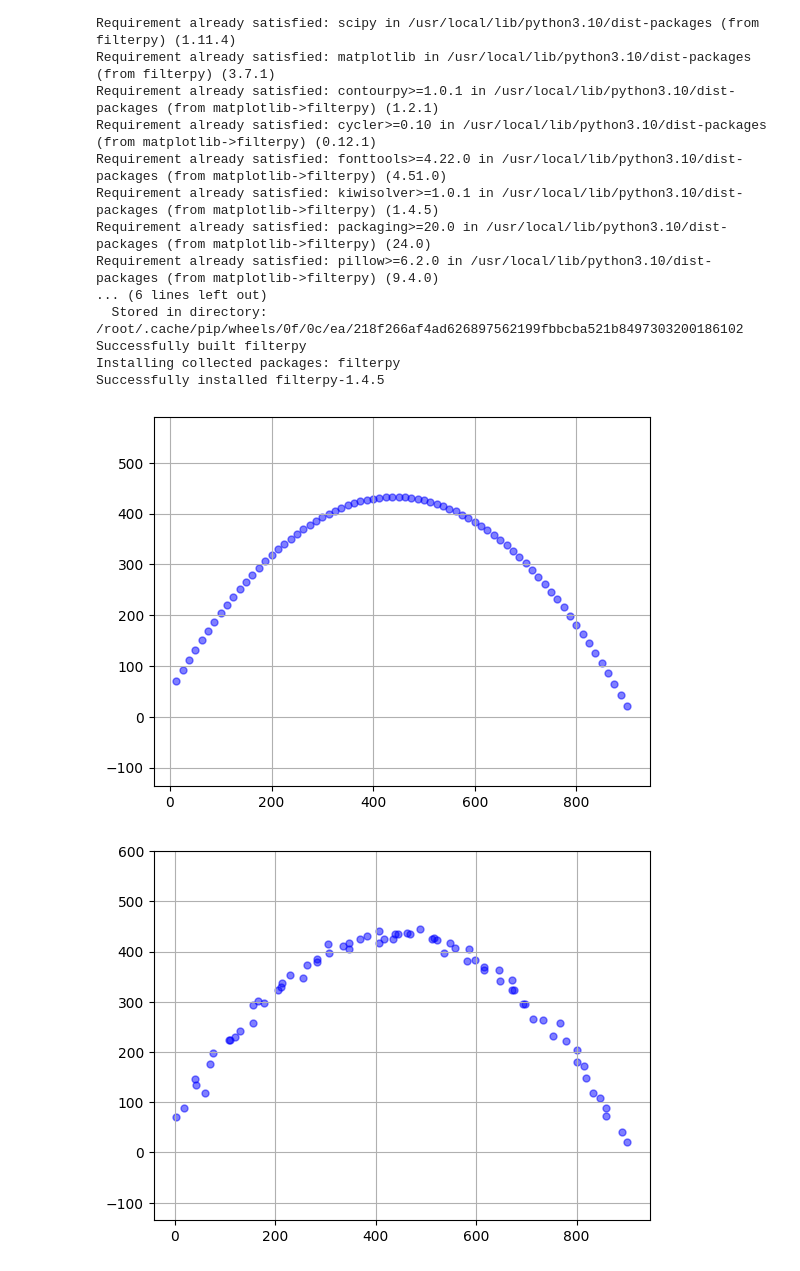
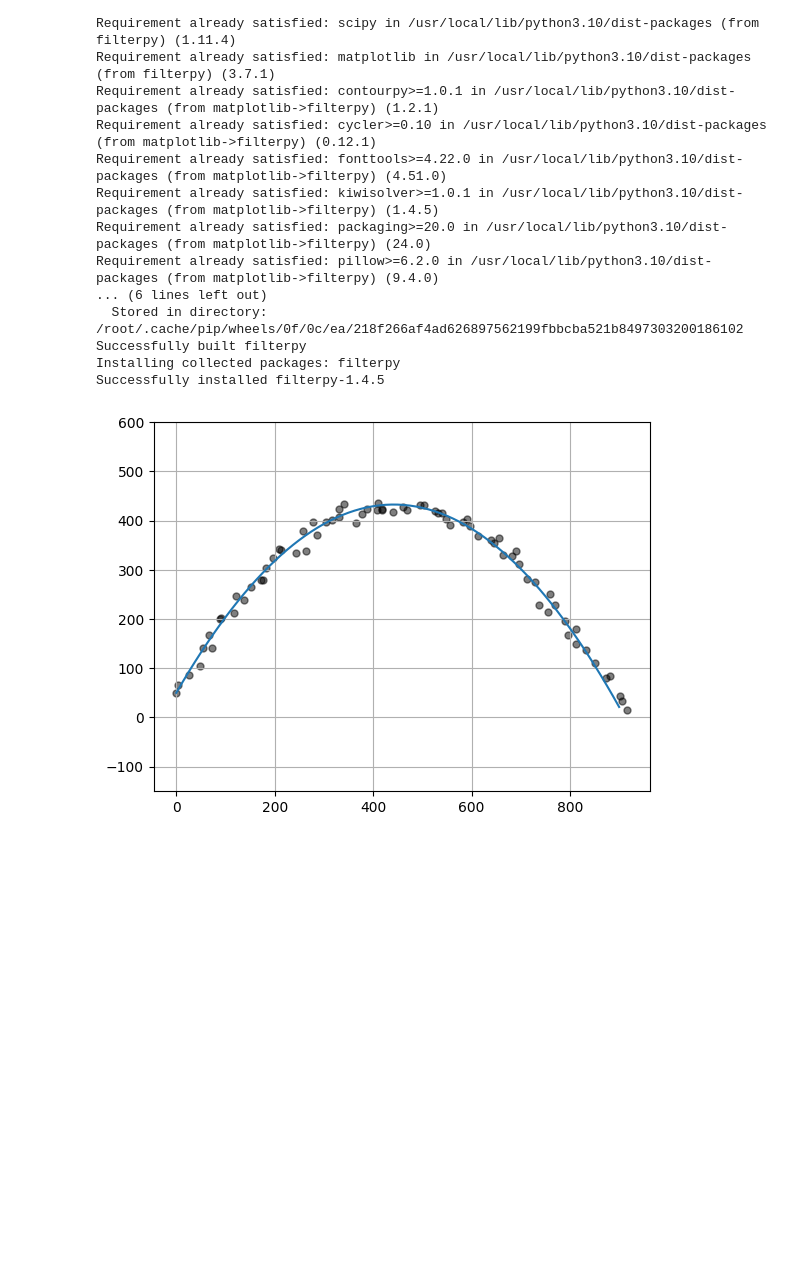
Before and after one commit to TAUforPython/denoising, a Jupyter notebook: фильтр_Калмана_пример_траектория_мяча.ipynb, the cells around one changed output. Drawn from its saved outputs; the diff is of its cells as text; code cells hidden in the pictures; blank space fills up the shorter version.

```diff
--- a/фильтр_Калмана_пример_траектория_мяча.ipynb
+++ b/фильтр_Калмана_пример_траектория_мяча.ipynb
@@ -85,7 +83,12 @@ def test_ball_vacuum(noise):
-# %%
-test_ball_vacuum([0, 0])
-test_ball_vacuum([9, 9])
-# %% [output]
-[figure, removed]
-[figure, removed]
+# %%
+x, y = test_ball_vacuum(noise=[0, 0])
+x_n, y_n = test_ball_vacuum(noise=[9, 9])
+
+plt.scatter(x_n, y_n, color='black', marker='o', s=25, alpha=0.5)
+plt.plot(x,y)
+plt.axis('equal')
+plt.grid()
+plt.show()
+# %% [output]
+[figure, added]
 # %%
```
Also changed, not shown: parts of 3 cells of this notebook.
